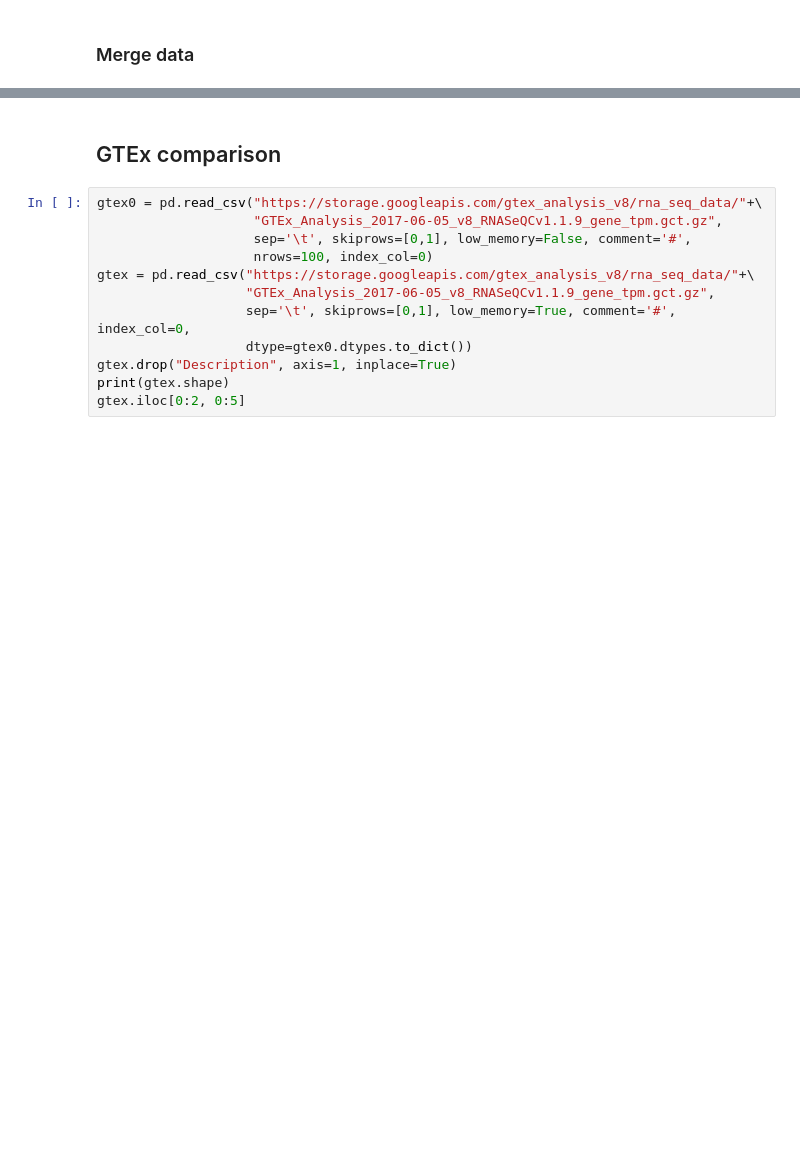
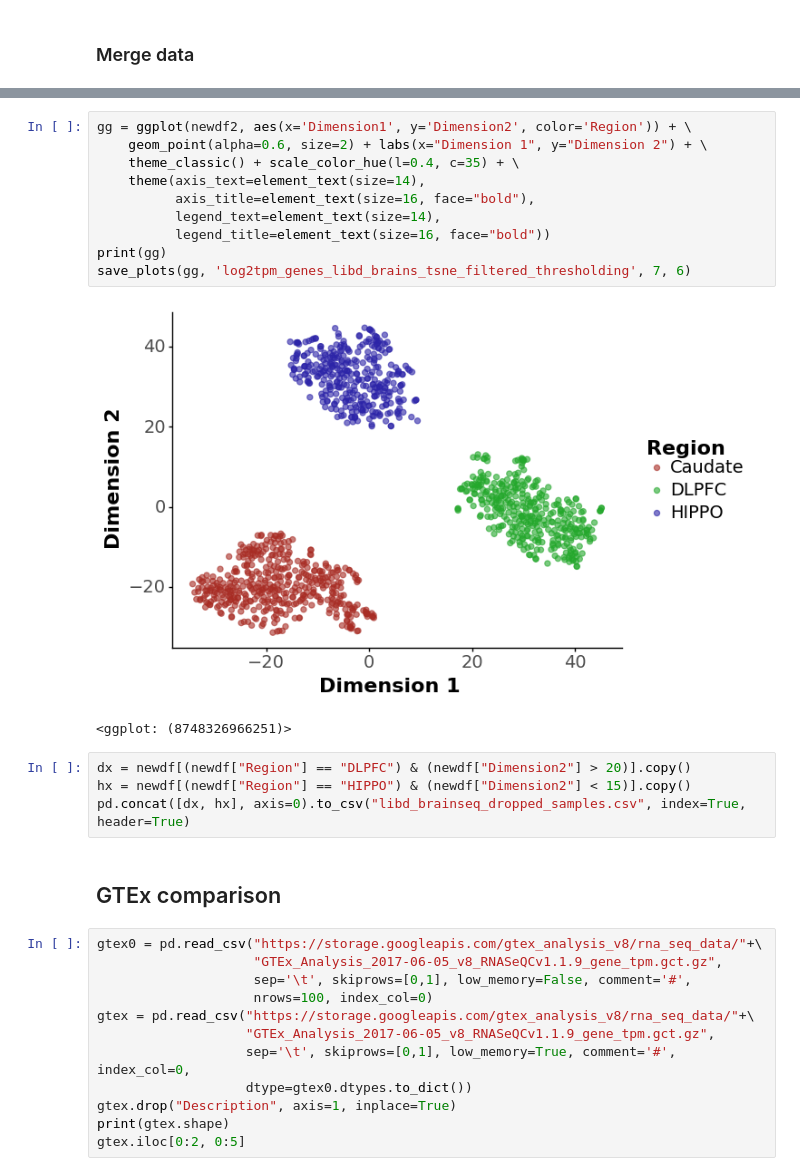
Before and after one commit to LieberInstitute/BrainSeqPhase3Caudate, a Jupyter notebook: quality_control/cluster_expression/_h/main.ipynb, the cells around one changed output, grey strips where cells are left out. Saved outputs shown, nothing was run; the diff lists cells and outputs as text; blank space fills up the shorter version.

```diff
--- a/quality_control/cluster_expression/_h/main.ipynb
+++ b/quality_control/cluster_expression/_h/main.ipynb
@@ -78,3 +156,20 @@ save_plots(gg, 'log2tpm_genes_libd_brains_tsne', 7, 6)
+# %%
+gg = ggplot(newdf2, aes(x='Dimension1', y='Dimension2', color='Region')) + \
+    geom_point(alpha=0.6, size=2) + labs(x="Dimension 1", y="Dimension 2") + \
+    theme_classic() + scale_color_hue(l=0.4, c=35) + \
+    theme(axis_text=element_text(size=14),
+          axis_title=element_text(size=16, face="bold"),
+          legend_text=element_text(size=14),
+          legend_title=element_text(size=16, face="bold"))
+print(gg)
+save_plots(gg, 'log2tpm_genes_libd_brains_tsne_filtered_thresholding', 7, 6)
+# %% [output]
+[figure, added]
+<ggplot: (8748326966251)>
+# %%
+dx = newdf[(newdf["Region"] == "DLPFC") & (newdf["Dimension2"] > 20)].copy()
+hx = newdf[(newdf["Region"] == "HIPPO") & (newdf["Dimension2"] < 15)].copy()
+pd.concat([dx, hx], axis=0).to_csv("libd_brainseq_dropped_samples.csv", index=True, header=True)
 # %% [markdown]
 ## GTEx comparison
 # %%
```
Also changed, not shown: parts of 23 cells of this notebook, 1 other file.
